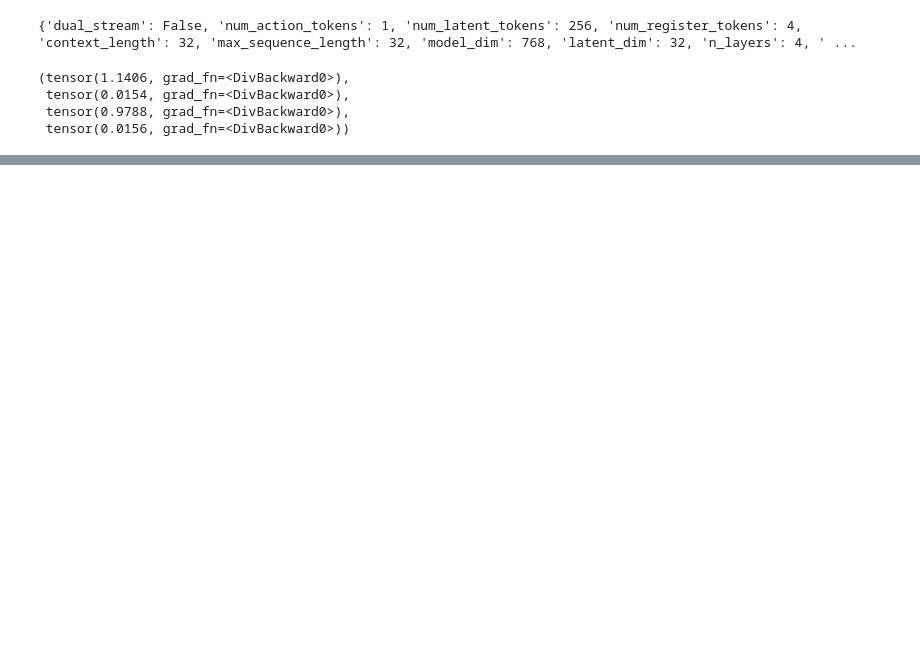
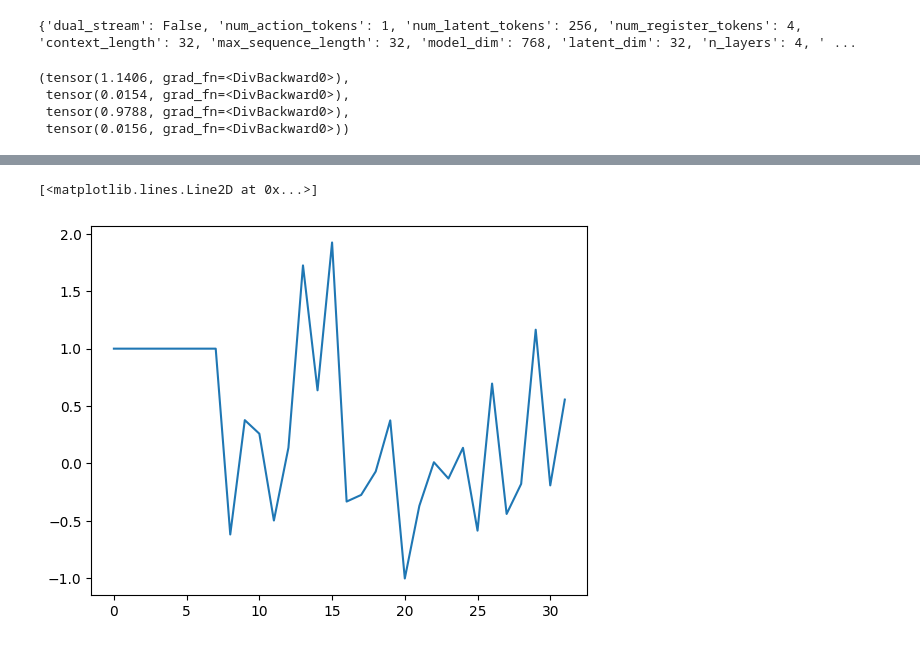
Before and after one commit to Rooholla-KhorramBakht/dreamerV4-UWM, a Jupyter notebook: sandbox.ipynb, the cells around one changed output, grey strips where cells are left out. Saved outputs shown, nothing was run; the diff lists cells and outputs as text; code cells hidden in the pictures; blank space fills up the shorter version.

```diff
--- a/sandbox.ipynb
+++ b/sandbox.ipynb
@@ -128,0 +388,14 @@ torch.save(state, ckpt_path)
+# %%
+sample_Z = torch.ones(1, 32,  1, 10)
+sample_A = torch.zeros(1, 32, 1, 1)
+diffuser = FlowMatchingForwardProcess(max_diff_steps=64)
+info = diffuser(sample_Z, sample_A, context_length=8)
+
+# plt.plot(noisy_a.squeeze().numpy(), label='noisy_a')
+# plt.ylim(-1, 1)
+# %%
+import matplotlib.pyplot as plt
+plt.plot(info['x_tau'][0, :, 0, 0])
+# %% [output]
+[<matplotlib.lines.Line2D at 0x...>]
+[figure, added]
```
Also changed, not shown: parts of 9 cells of this notebook, 2 other files.
